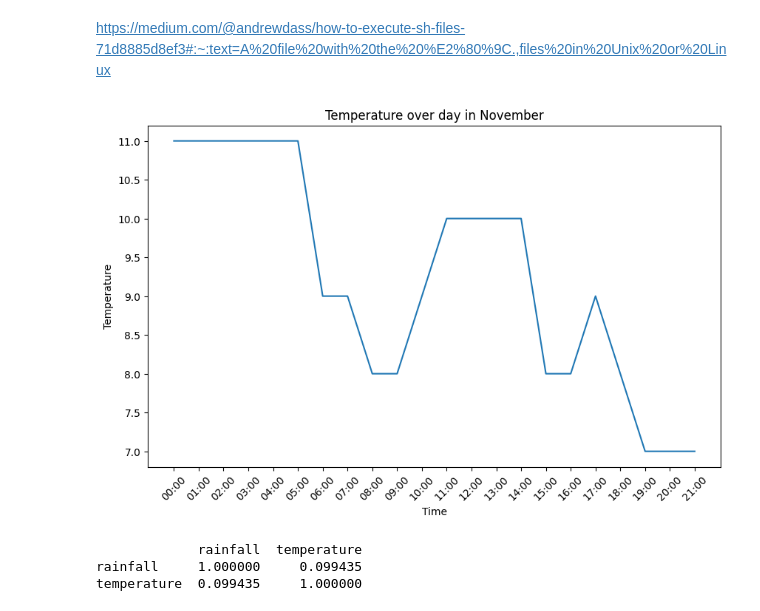
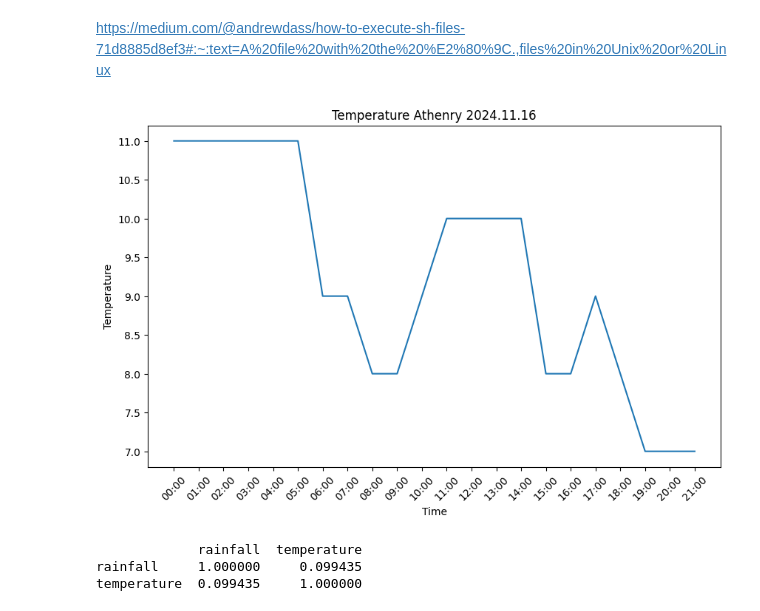
Before and after one commit to Grainne10/computer_infrastructure, a Jupyter notebook: weather.ipynb, the cells around one changed output. Cells and saved outputs as stored; diff of their text form; code cells hidden in the pictures.

Commit message:
Update Requirements, weather and save images

```diff
--- a/weather.ipynb
+++ b/weather.ipynb
@@ -144,3 +144,9 @@ dayName                  0
 date                     0
 reportTime               0
 dtype: int64
+# %%
+# We can drop some columns that we are not using
+weather_athenry.drop(columns=['symbol', 'text', 'windGust', 'windDirection'], inplace=True)
+
+# Check the DataFrame after dropping the columns
+print(weather_athenry.head())
@@ -163,17 +183,18 @@ weather_athenry.describe()
 # %%
 #We can show a plot of the temperature over the day
 
 import matplotlib.pyplot as plt
 
 plt.figure(figsize=(10, 6))
 plt.plot(weather_athenry['reportTime'], weather_athenry['temperature'])
-plt.title('Temperature over day in November')
+plt.title('Temperature Athenry 2024.11.16')
 plt.xlabel('Time')
 plt.ylabel('Temperature')
 plt.xticks(rotation=45)
+plt.savefig('./img/Temperature Athenry 2024.11.16.png')
 plt.show()
 
 # This shows us that the temperature was at its highest from midnight until 5am, then it dropped and rose again at different hours during the day but fell to its lowest temperature at 7pm to 9pm.
 # %% [output]
-[figure, old version]
+[figure, new version]
 # %%
```
Also changed, not shown: parts of 4 cells of this notebook, 4 other files.
